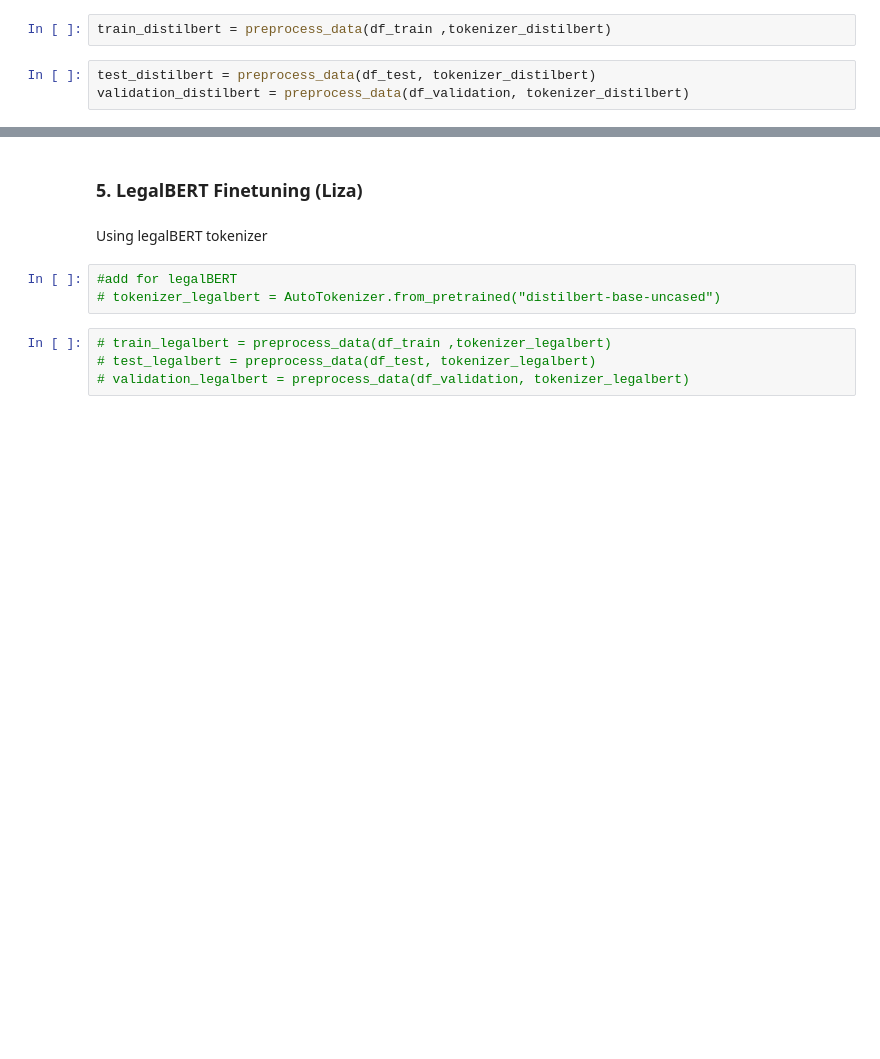
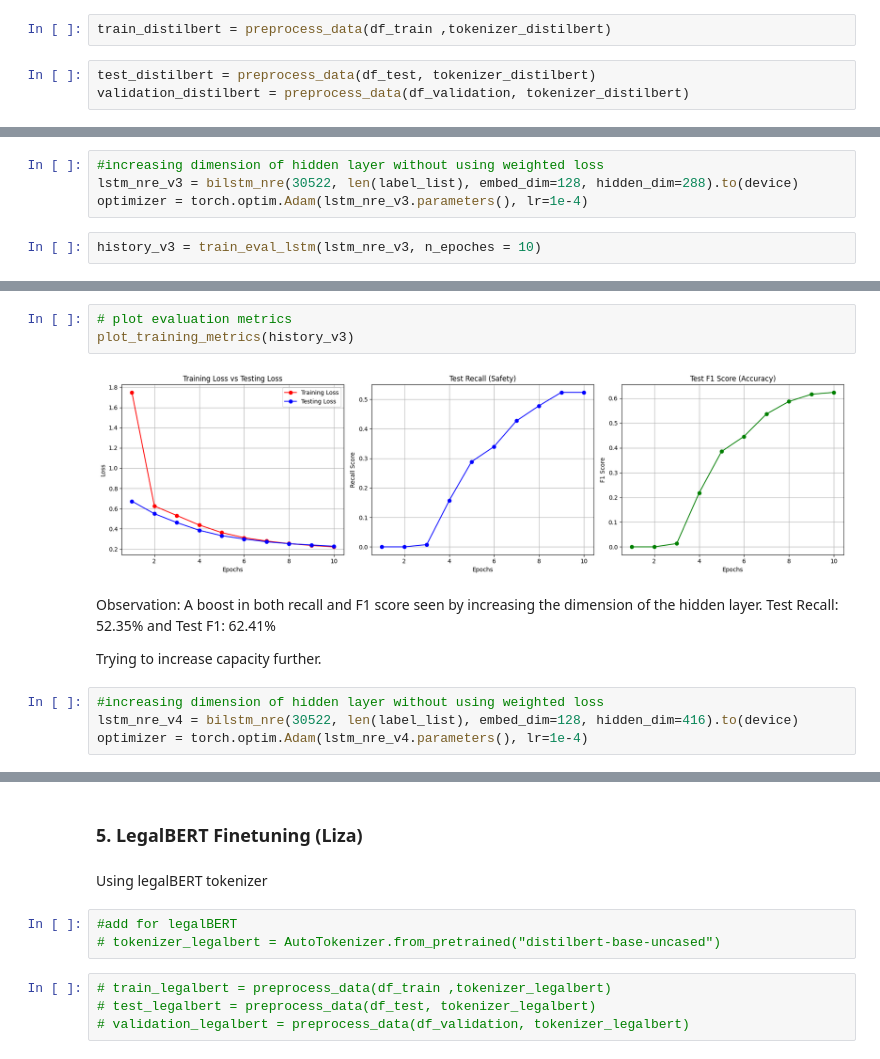
Before and after one commit to Mohammad-CodeVoyager/Legal-document-redaction-NER-, a Jupyter notebook: legal_doc_redaction.ipynb, the cells around one changed output, grey strips where cells are left out. Saved outputs shown, nothing was run; the diff lists cells and outputs as text; blank space fills up the shorter version.

```diff
--- a/legal_doc_redaction.ipynb
+++ b/legal_doc_redaction.ipynb
@@ -311,0 +653,6 @@ validation_distilbert = preprocess_data(df_validation, tokenizer_distilbert)
+# %%
+#increasing dimension of hidden layer without using weighted loss
+lstm_nre_v3 = bilstm_nre(30522, len(label_list), embed_dim=128, hidden_dim=288).to(device)
+optimizer = torch.optim.Adam(lstm_nre_v3.parameters(), lr=1e-4)
+# %%
+history_v3 = train_eval_lstm(lstm_nre_v3, n_epoches = 10)
@@ -311,0 +672,13 @@ validation_distilbert = preprocess_data(df_validation, tokenizer_distilbert)
+# %%
+# plot evaluation metrics
+plot_training_metrics(history_v3)
+# %% [output]
+[figure, added]
+# %% [markdown]
+Observation: A boost in both recall and F1 score seen by increasing the dimension of the hidden layer. Test Recall: 52.35% and Test F1: 62.41%
+
+Trying to increase capacity further.
+# %%
+#increasing dimension of hidden layer without using weighted loss
+lstm_nre_v4 = bilstm_nre(30522, len(label_list), embed_dim=128, hidden_dim=416).to(device)
+optimizer = torch.optim.Adam(lstm_nre_v4.parameters(), lr=1e-4)
```
Also changed, not shown: parts of 44 cells of this notebook, 2 other files.
